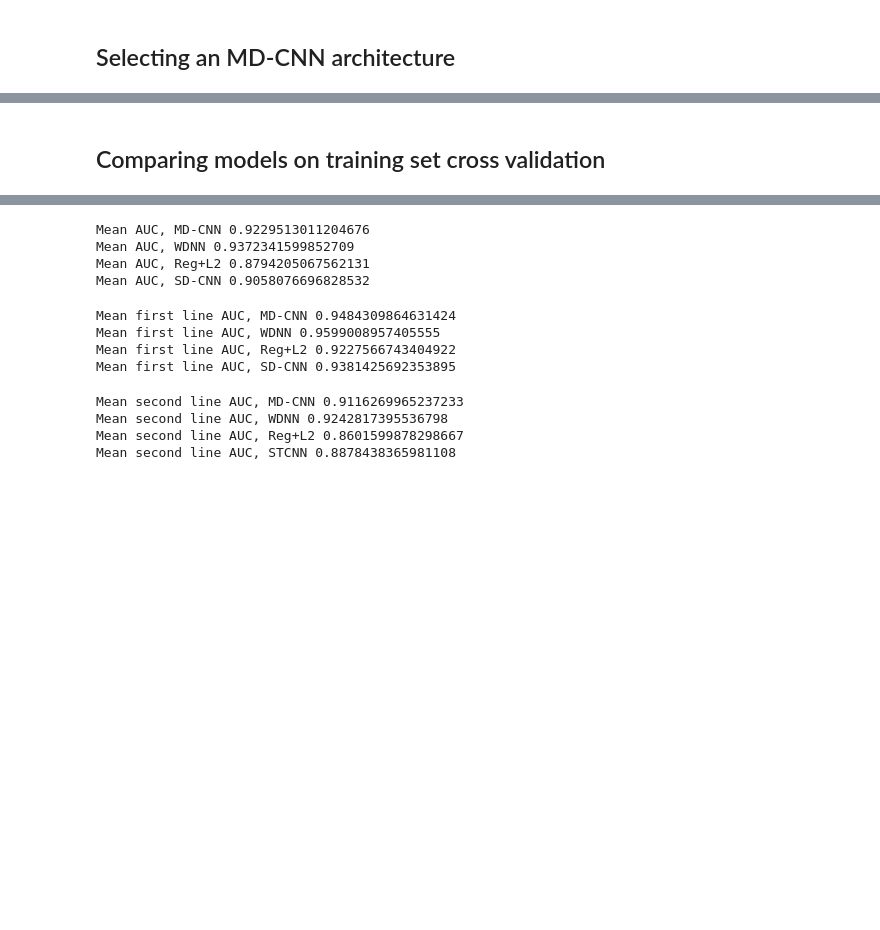
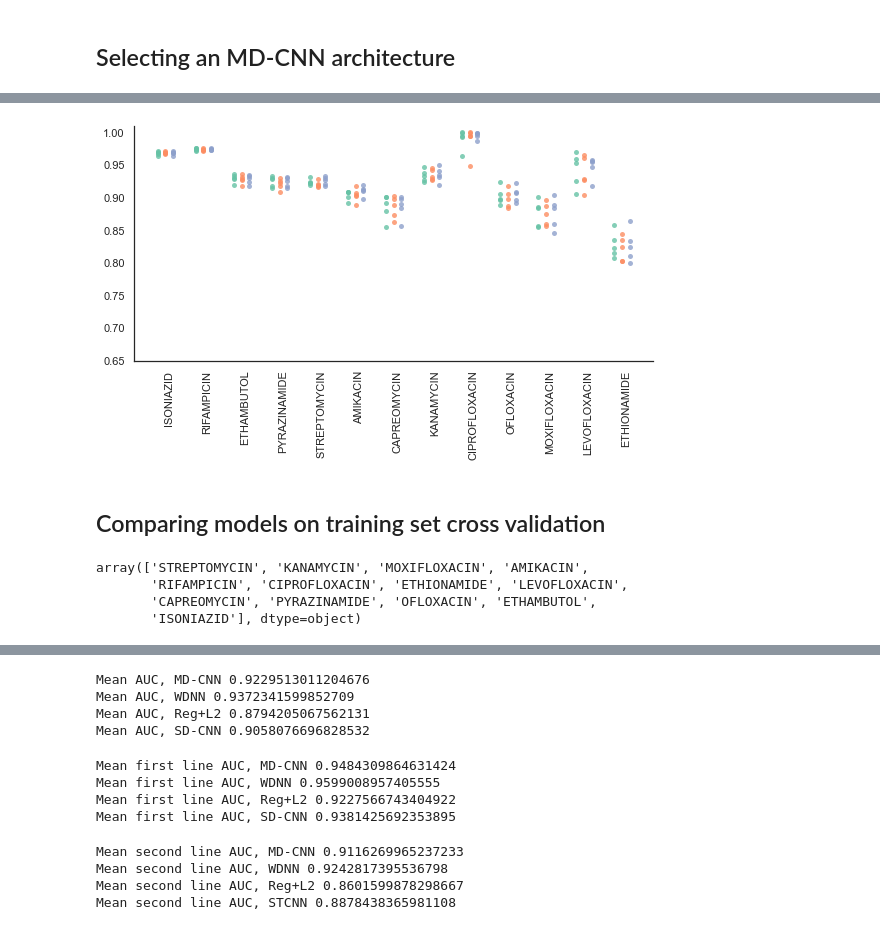
Before and after one commit to aggreen/MTB-CNN, a Jupyter notebook: data_analysis/model_comparison.ipynb, the cells around one changed output, grey strips where cells are left out. Cells and saved outputs as stored; diff of their text form; code cells hidden in the pictures; blank space fills up the shorter version.

```diff
--- a/data_analysis/model_comparison.ipynb
+++ b/data_analysis/model_comparison.ipynb
@@ -89,2 +117,59 @@ plt.savefig("figures/MD-CNN_architecture_AUC_comparison_zoomed.pdf")
+# %%
+modelSorterIndex = dict(zip(['conv-pool-filter12', 'conv-pool-filter21', 'conv-conv-pool-filter12'],
+                            range(len(['conv-pool-filter12', 'conv-pool-filter21', 'conv-conv-pool-filter12']))))
+x['rank'] = x['Drug'].map(sorterIndex)
+x['model_rank']= x['model'].map(modelSorterIndex)
+x = x.sort_values(["rank", "model_rank"])
+x["Drug_set"] = [f"{drug}_{model}" for drug, model in zip(x.Drug, x.model)]
+
+# thirteen drugs, 50 drug-model combos (ie, 2 missing)
+drug_list = [
+    'ISONIAZID',
+    'RIFAMPICIN',
+    'ETHAMBUTOL',
+    'PYRAZINAMIDE',
+    'STREPTOMYCIN',
+    'AMIKACIN',
+    'CAPREOMYCIN',
+    'KANAMYCIN',
+    'CIPROFLOXACIN',
+    'OFLOXACIN',
+    'MOXIFLOXACIN',
+    'LEVOFLOXACIN',
+    'ETHIONAMIDE'
+]
+sns.set_palette("Set2", 3)
+# Plot
+fig = plt.figure(figsize=(8,5))
+ax = fig.gca()
+ax.set_ylim([0.65,1.01])
+
+# Plots the complete data points
+current_x = 0
+current_drug = list(x.Drug)[0]
+for drug_set in list(x.Drug_set.unique()):
+
+    subset = x.query("Drug_set==@drug_set")
+    drug = list(subset.Drug)[0]
+    #print(drug)
+    if drug != current_drug:
+        current_x += 2
+        current_drug = drug
+
+
+    ax.scatter([current_x]*len(subset.AUC), subset.AUC, alpha = 0.8, linewidth=0, s=25)
+
+    current_x += 1
+
+sns.despine()
+
+ticks = np.arange(1, 62, 5, dtype=float) + 0.5
+plt.xticks(ticks=ticks, labels=drug_list, rotation=90)
+plt.tight_layout()
+plt.savefig("allmodel_AUC_comparison_zoomed_dots.pdf")
+
+plt.show()
+# %% [output]
+[figure, added]
 # %% [markdown]
 ## Comparing models on training set cross validation
@@ -96,3 +176,18 @@ plt.savefig("figures/MD-CNN_architecture_AUC_comparison_zoomed.pdf")
+# %%
+## Collate the Regression + L2 results
+xval_l2_data = pd.DataFrame()
+for file in glob.glob("20210611_L2_regression/*/XVal_accuracy.csv"):
+    _d = pd.read_csv(file, index_col=0)
+    drug = file.split("/")[1]
+    _d["Drug"] = drug
+    xval_l2_data = pd.concat([xval_l2_data, _d])
+xval_l2_data.to_csv("20210611_L2_regression/combined_XVal_accuracy.csv")
+xval_l2_data.drug.unique()
+# %% [output]
+array(['STREPTOMYCIN', 'KANAMYCIN', 'MOXIFLOXACIN', 'AMIKACIN',
+       'RIFAMPICIN', 'CIPROFLOXACIN', 'ETHIONAMIDE', 'LEVOFLOXACIN',
+       'CAPREOMYCIN', 'PYRAZINAMIDE', 'OFLOXACIN', 'ETHAMBUTOL',
+       'ISONIAZID'], dtype=object)
 # %%
 ## Comparing the MD-CNN, SD-CNN, L@, and WDNN performance on cross-validation set
 colors=[
```
Also changed, not shown: parts of 31 cells of this notebook.
